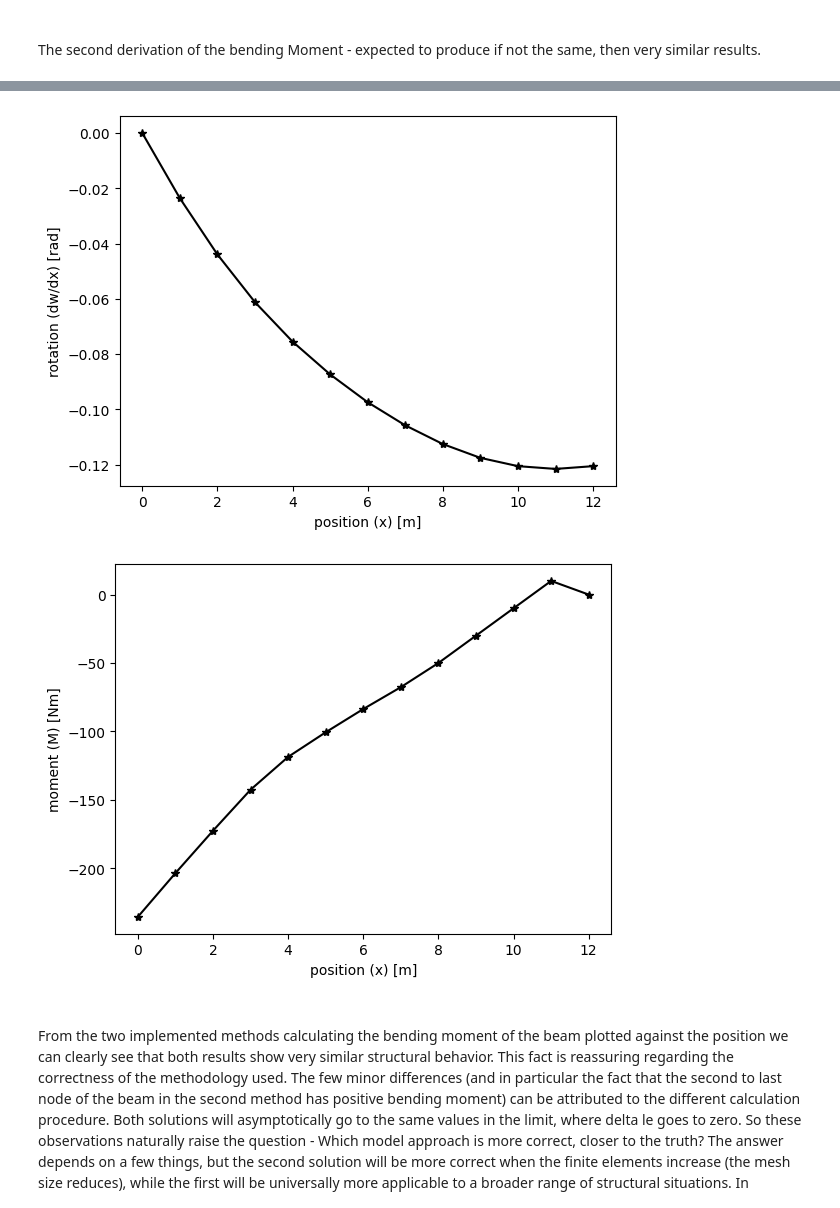
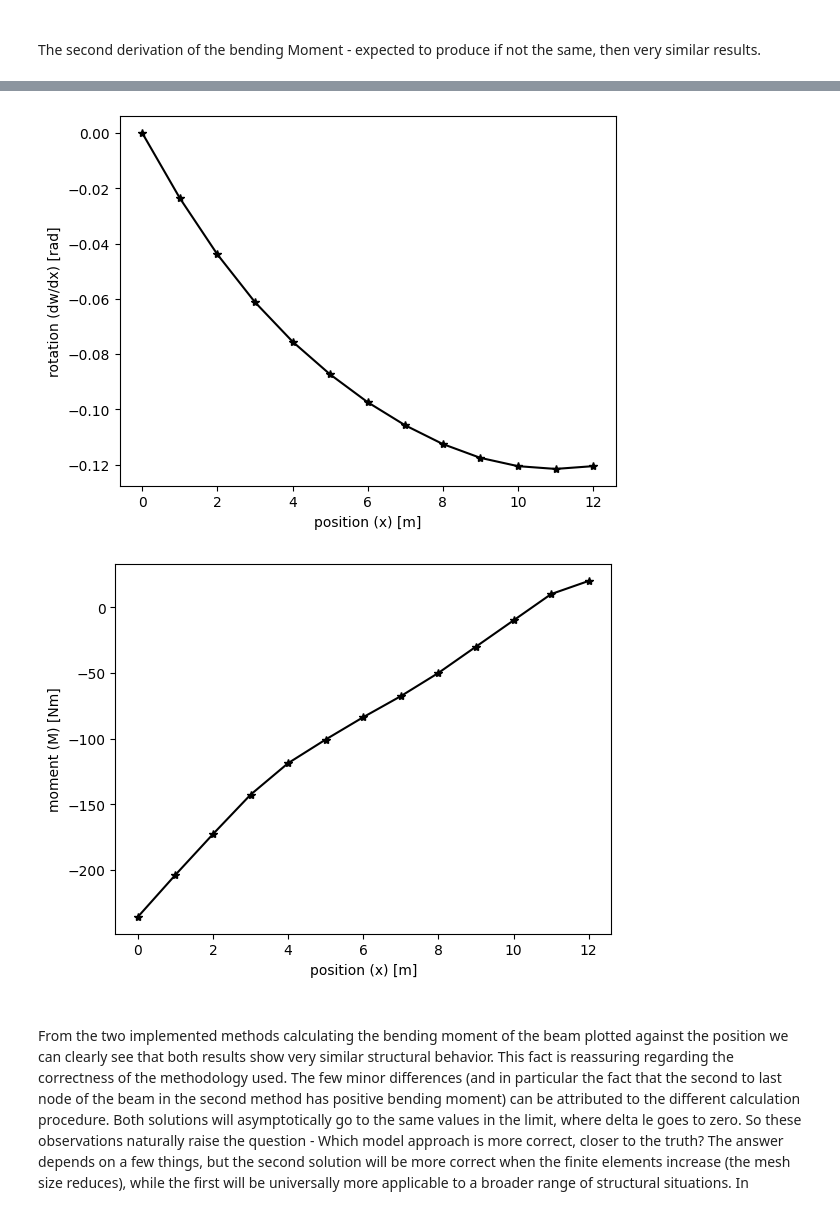
Before and after one commit to MEngMihailTodorov/MEng_courses, a Jupyter notebook: Euler_Bernoulli_Handout.ipynb, the cells around one changed output, grey strips where cells are left out. Saved outputs shown, nothing was run; the diff lists cells and outputs as text; code cells hidden in the pictures.

```diff
--- a/Euler_Bernoulli_Handout.ipynb
+++ b/Euler_Bernoulli_Handout.ipynb
@@ -665,7 +670,7 @@ length = n_np
 for i in range(length - 1):
     Moment[i] = EI * (rotations[i + 1] - rotations[i]) / (x[i + 1] - x[i])
 
-print(Moment)
+Moment[-1] = 20
 
 print('Validation: cantilever with uniformly distributed load')
 print('------------------------------------------------------')
@@ -709,6 +701,6 @@ Computed tip rotation:  [-0.12053333]    Analytical tip rotation:  -0.0288
 [figure]
 [figure]
-[figure, old version]
+[figure, new version]
 # %% [markdown]
 <br></br>
 From the two implemented methods calculating the bending moment of the beam plotted against the position we can clearly see that both results show very similar structural behavior. This fact is reassuring regarding the correctness of the methodology used. The few minor differences (and in particular the fact that the second to last node of the beam in the second method has positive bending moment) can be attributed to the different calculation procedure. Both solutions will asymptotically go to the same values in the limit, where delta le goes to zero. So these observations naturally raise the question - Which model approach is more correct, closer to the truth? The answer depends on a few things, but the second solution will be more correct when the finite elements increase (the mesh size reduces), while the first will be universally more applicable to a broader range of structural situations.
```
Also changed, not shown: parts of 7 cells of this notebook, 9 other files.
